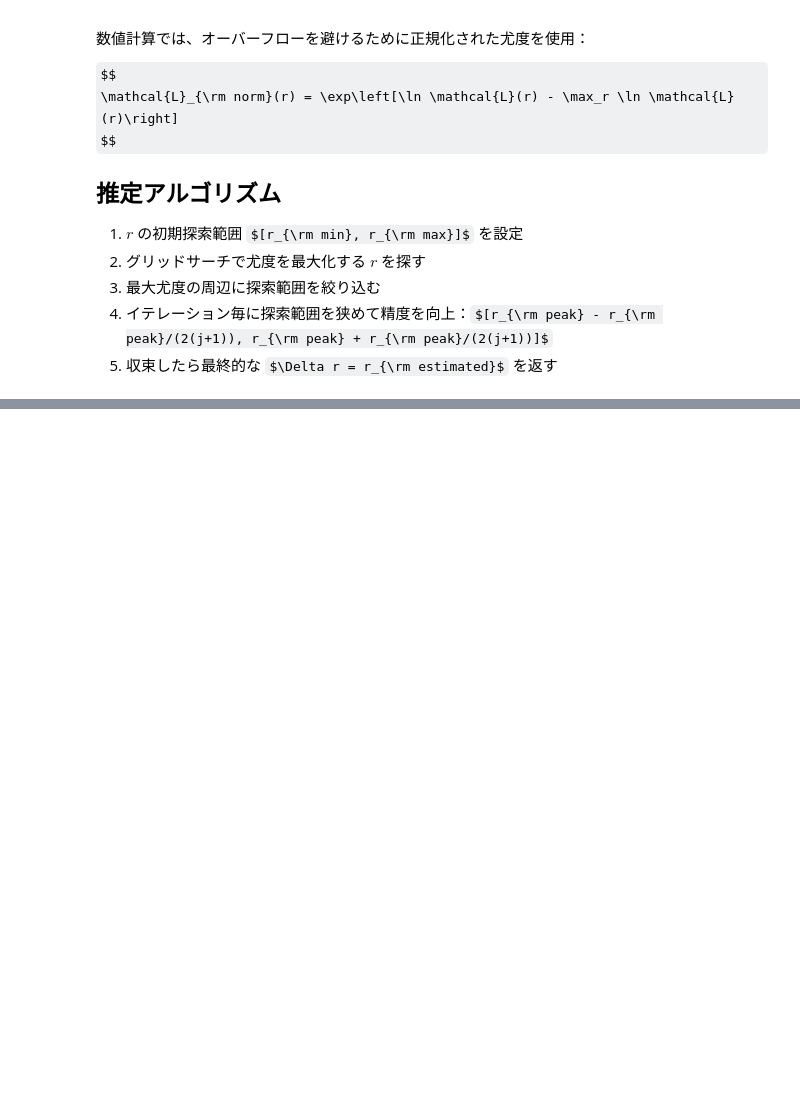
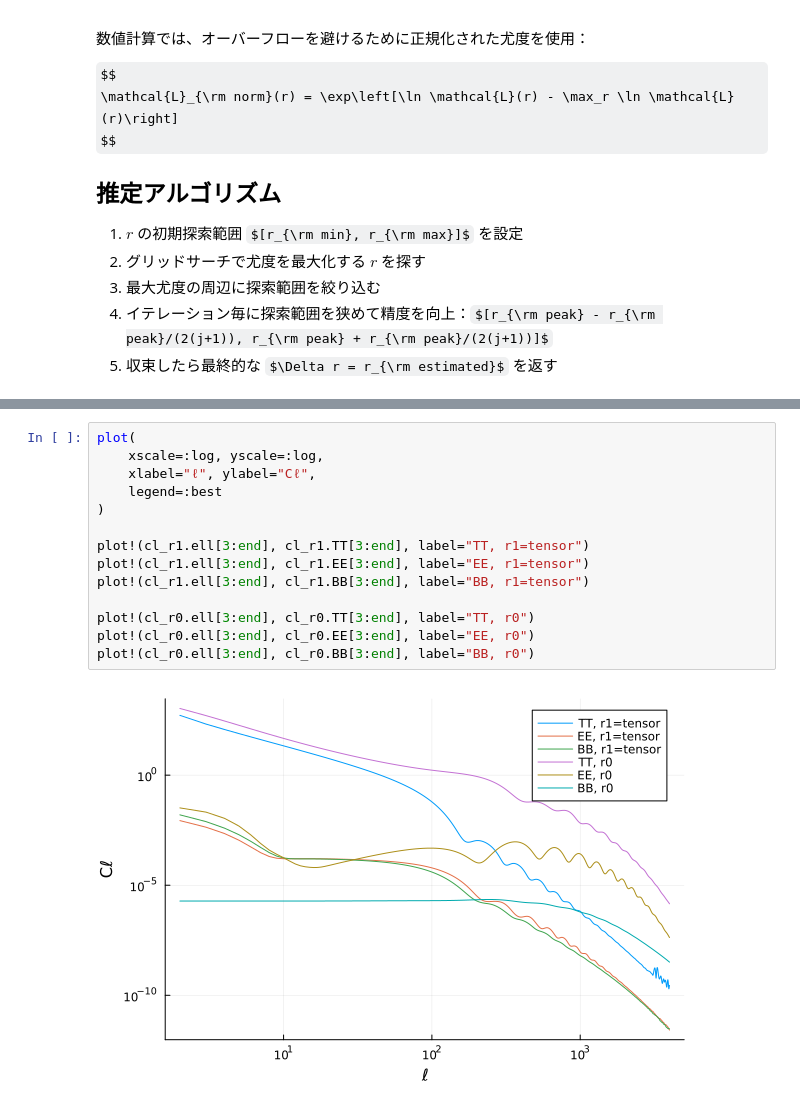
Before and after one commit to yuya-nagano-OU/r_estimator.jl, a Jupyter notebook: notebook/test.ipynb, the cells around one changed output, grey strips where cells are left out. Saved outputs shown, nothing was run; the diff lists cells and outputs as text; some formulas as TeX source; blank space fills up the shorter version.

```diff
--- a/notebook/test.ipynb
+++ b/notebook/test.ipynb
@@ -58,0 +249,16 @@ $$
+# %%
+plot(
+    xscale=:log, yscale=:log,
+    xlabel="ℓ", ylabel="Cℓ",
+    legend=:best
+)
+
+plot!(cl_r1.ell[3:end], cl_r1.TT[3:end], label="TT, r1=tensor")
+plot!(cl_r1.ell[3:end], cl_r1.EE[3:end], label="EE, r1=tensor")
+plot!(cl_r1.ell[3:end], cl_r1.BB[3:end], label="BB, r1=tensor")
+
+plot!(cl_r0.ell[3:end], cl_r0.TT[3:end], label="TT, r0")
+plot!(cl_r0.ell[3:end], cl_r0.EE[3:end], label="EE, r0")
+plot!(cl_r0.ell[3:end], cl_r0.BB[3:end], label="BB, r0")
+# %% [output]
+[figure, added]
```
Also changed, not shown: parts of 31 cells of this notebook.
